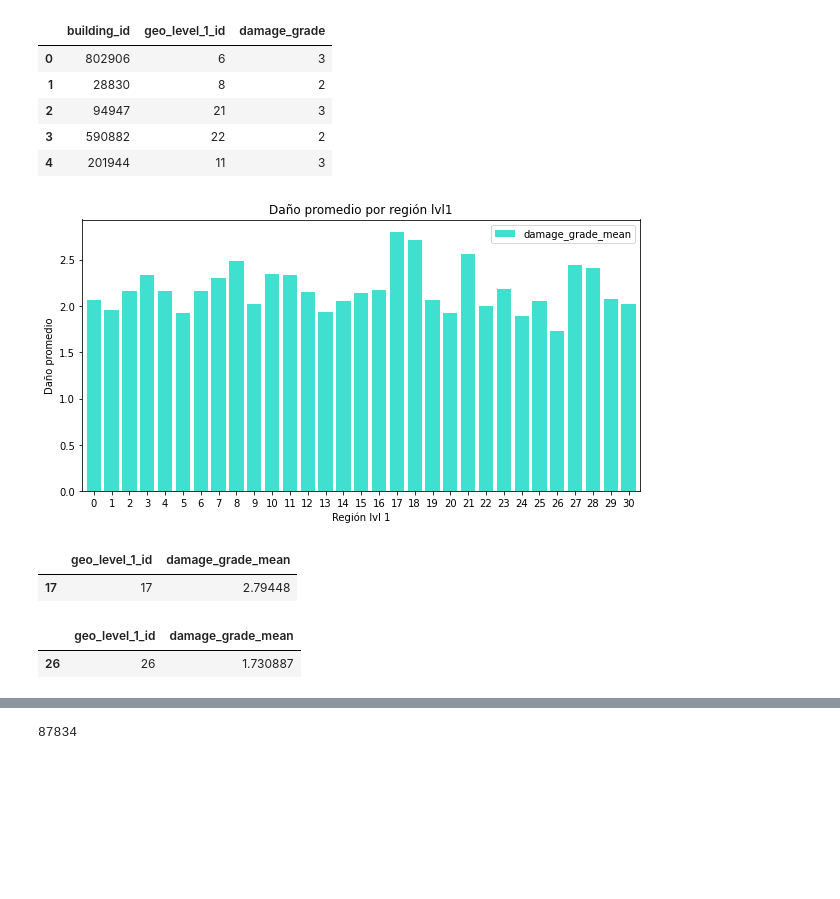
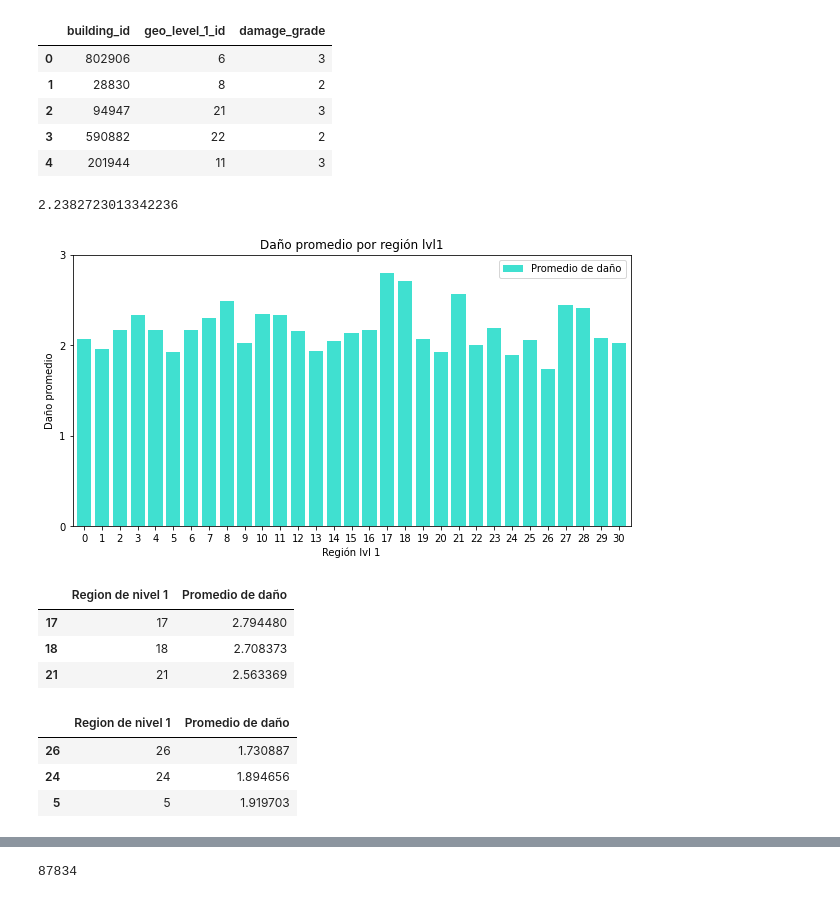
Before and after one commit to juanchycc/Datos-tp1, a Jupyter notebook: tp1.ipynb, the cells around one changed output, grey strips where cells are left out. Cells and saved outputs as stored; diff of their text form; code cells hidden in the pictures; blank space fills up the shorter version.

```diff
--- a/tp1.ipynb
+++ b/tp1.ipynb
@@ -47,29 +46,37 @@ train_values_by_geo_level_one.head()
 | 2 | 94947 | 21 | 3 |
 | 3 | 590882 | 22 | 2 |
 | 4 | 201944 | 11 | 3 |
+# %%
+#Promedio de daño de todos los edificios
+train_labels['damage_grade'].mean()
+# %% [output]
+2.2382723013342236
 # %%
 #Daño por region de level uno
-train_values_by_geo_level_one=train_values_by_geo_level_one.filter(items=[
-    'geo_level_1_id','damage_grade']).groupby(['geo_level_1_id']).agg('mean').reset_index()
-train_values_by_geo_level_one=train_values_by_geo_level_one.rename(columns={'damage_grade':'damage_grade_mean'})
+train_values_by_geo_level_one=train_values_by_geo_level_one.filter(items=['geo_level_1_id','damage_grade']).groupby(['geo_level_1_id']).agg('mean').reset_index()
+train_values_by_geo_level_one=train_values_by_geo_level_one.rename(columns={'damage_grade':'Promedio de daño','geo_level_1_id':'Region de nivel 1'})
 g = train_values_by_geo_level_one.plot.bar\
-(x='geo_level_1_id', y='damage_grade_mean', rot=0,width=0.8,figsize=(10,5),color='#40E0D0',title='Daño promedio por región lvl1',xlabel='Región lvl 1',ylabel='Daño promedio')
+(x='Region de nivel 1', y='Promedio de daño', rot=0,width=0.8,figsize=(10,5),color='#40E0D0',title='Daño promedio por región lvl1',xlabel='Región lvl 1',ylabel='Daño promedio')
+g.set_yticks(range(0,4));
 # %% [output]
-[figure, old version]
+[figure, new version]
 # %%
-#Cual fue la regiòn de level 1 màs dañada?
-train_values_by_geo_level_one.loc[train_values_by_geo_level_one[
-   'damage_grade_mean']==train_values_by_geo_level_one['damage_grade_mean'].max()]
+#Cual fueron las 3 regiones de level 1 màs dañada?
+train_values_by_geo_level_one.loc[train_values_by_geo_level_one['Promedio de daño']==train_values_by_geo_level_one['Promedio de daño']].nlargest(3,columns='Promedio de daño')
 # %% [output]
-|  | geo_level_1_id | damage_grade_mean |
-| 17 | 17 | 2.79448 |
+|  | Region de nivel 1 | Promedio de daño |
+| 17 | 17 | 2.794480 |
+| 18 | 18 | 2.708373 |
+| 21 | 21 | 2.563369 |
 # %%
-#Cual fue la regiòn de level 1 menos dañada?
+#Cual fueron las 3 regiones de level 1 menos dañada?
 train_values_by_geo_level_one.loc[train_values_by_geo_level_one[
-   'damage_grade_mean']==train_values_by_geo_level_one['damage_grade_mean'].min()]
+   'Promedio de daño']==train_values_by_geo_level_one['Promedio de daño']].nsmallest(3,columns='Promedio de daño')
 # %% [output]
-|  | geo_level_1_id | damage_grade_mean |
+|  | Region de nivel 1 | Promedio de daño |
 | 26 | 26 | 1.730887 |
+| 24 | 24 | 1.894656 |
+| 5 | 5 | 1.919703 |
 # %%
 #promedio de daño por antiguedad de edificaciòn
 train_values_by_age = train_values_with_damage.filter(items=['age','damage_grade'])
```
Also changed, not shown: parts of 17 cells of this notebook.
